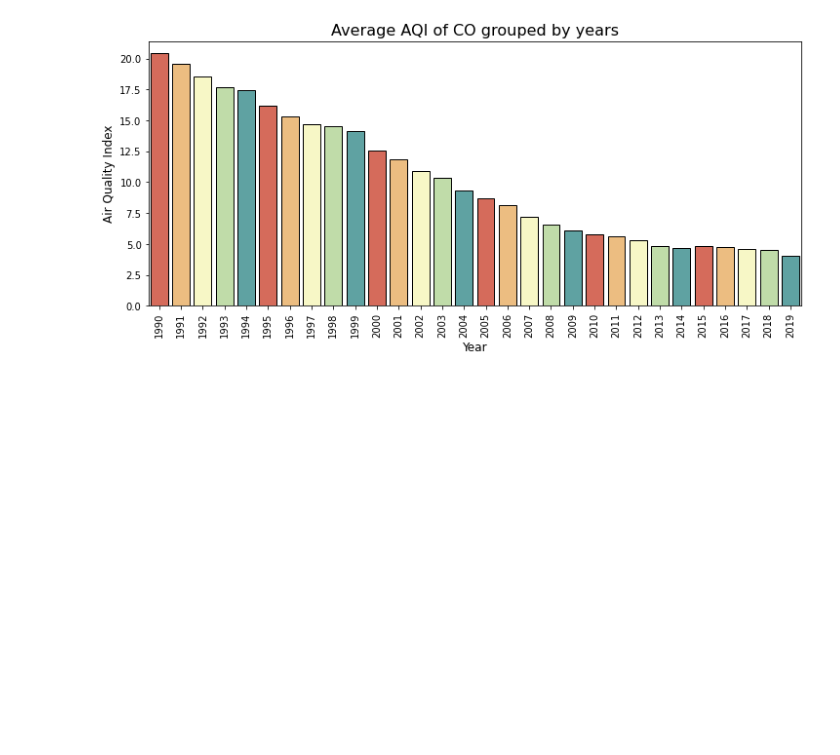
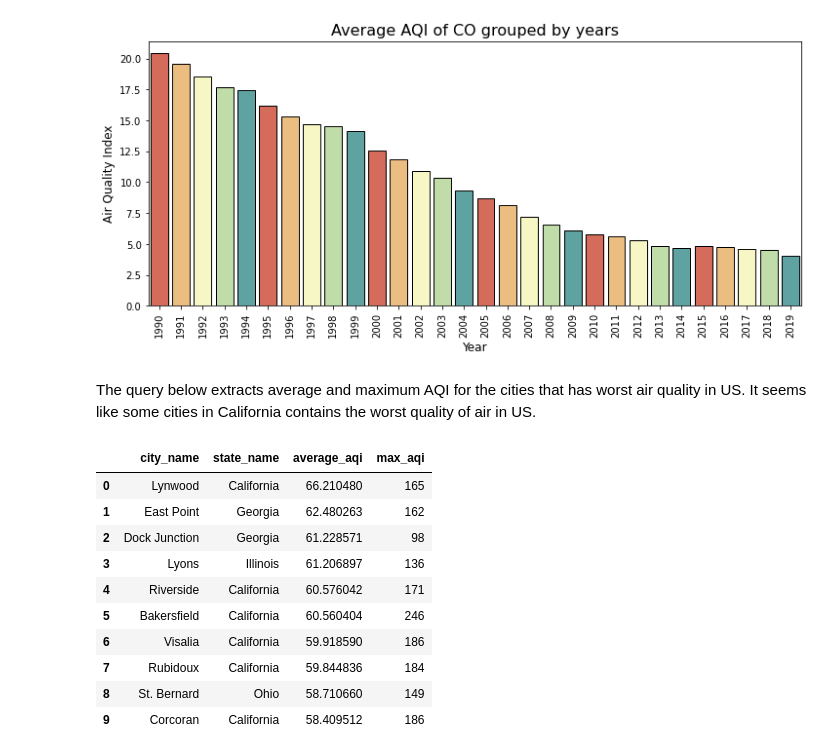
Before and after one commit to CoderMohitSinha/KBS-Project, a Jupyter notebook: air_quality_dataset_analysis.ipynb, the cells around one changed output. Cells and saved outputs as stored; diff of their text form; code cells hidden in the pictures; blank space fills up the shorter version.

```diff
--- a/air_quality_dataset_analysis.ipynb
+++ b/air_quality_dataset_analysis.ipynb
@@ -152,3 +192,5 @@ plt.title('Average AQI of CO grouped by years', fontsize=16)
 plt.show()
 # %% [output]
 [figure]
+# %% [markdown]
+The query below extracts average and maximum AQI for the cities that has worst air quality in US. It seems like some cities in California contains the worst quality of air in US.
@@ -154,0 +212,14 @@ plt.show()
+# %%
+city_avgaqi_df
+# %% [output]
+|  | city_name | state_name | average_aqi | max_aqi |
+| 0 | Lynwood | California | 66.210480 | 165 |
+| 1 | East Point | Georgia | 62.480263 | 162 |
+| 2 | Dock Junction | Georgia | 61.228571 | 98 |
+| 3 | Lyons | Illinois | 61.206897 | 136 |
+| 4 | Riverside | California | 60.576042 | 171 |
+| 5 | Bakersfield | California | 60.560404 | 246 |
+| 6 | Visalia | California | 59.918590 | 186 |
+| 7 | Rubidoux | California | 59.844836 | 184 |
+| 8 | St. Bernard | Ohio | 58.710660 | 149 |
+| 9 | Corcoran | California | 58.409512 | 186 |
```
Also changed, not shown: parts of 8 cells of this notebook.
